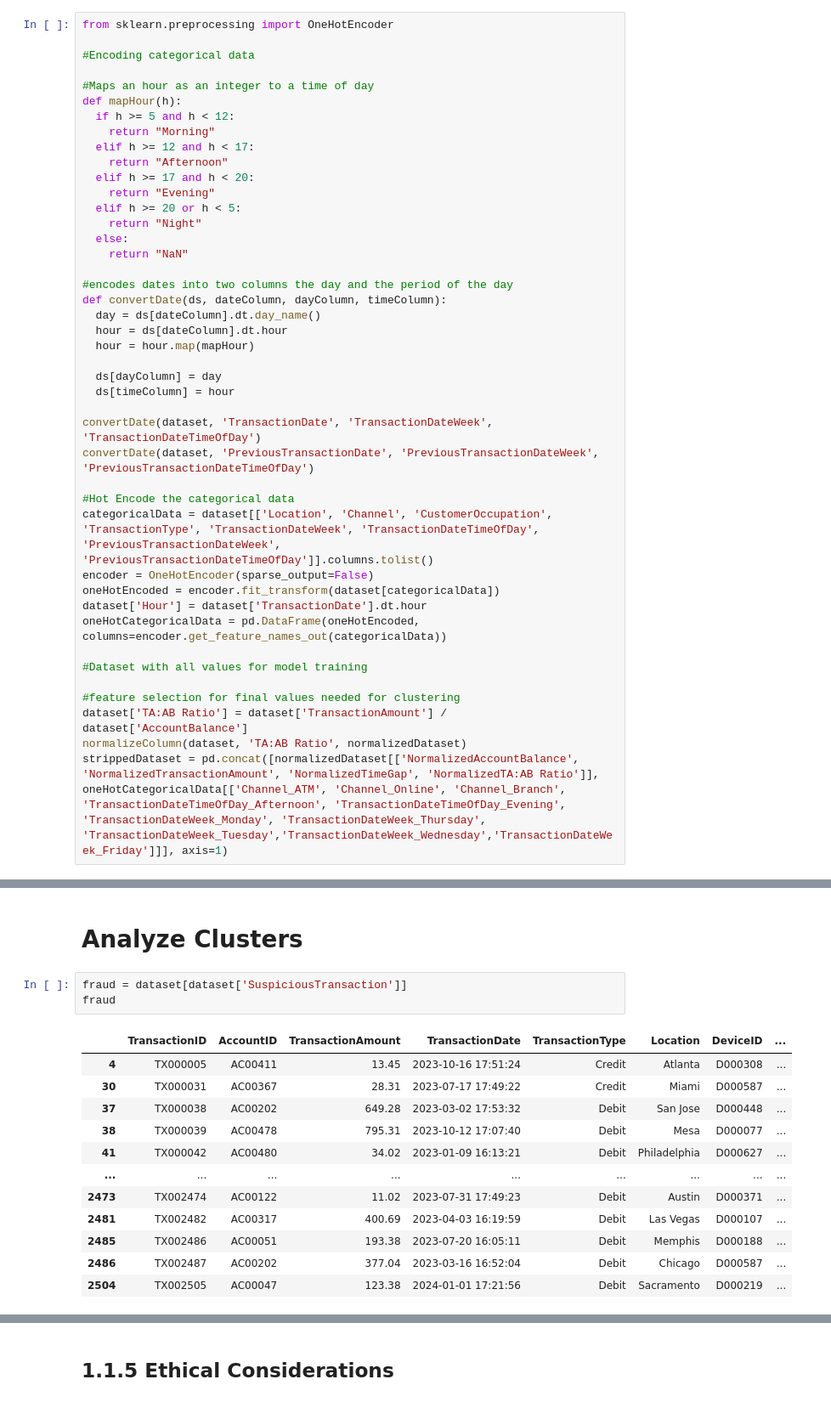
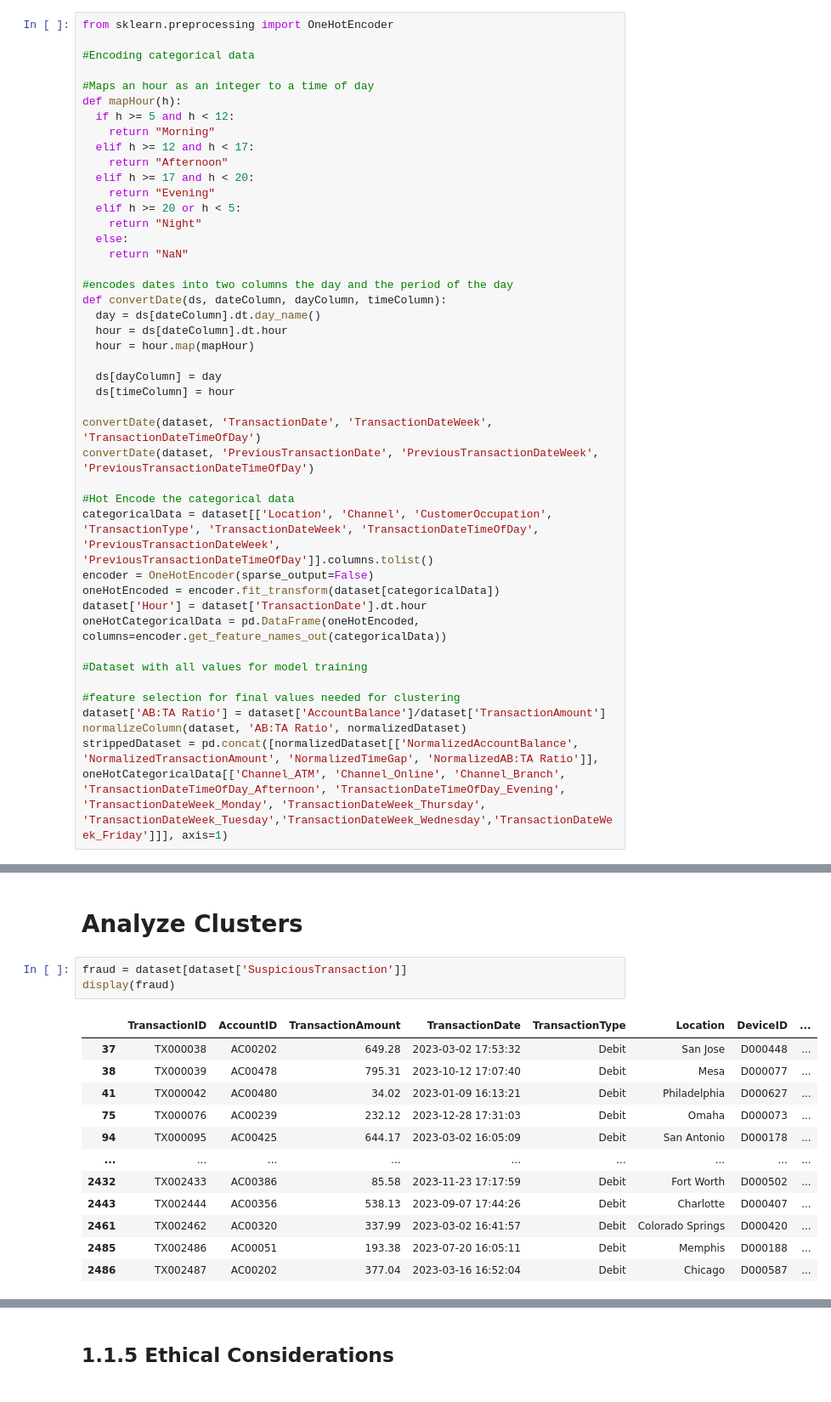
Before and after one commit to Mi1kDev/CST3133_CW, a Jupyter notebook: CST3133_CourseWork_A.ipynb, the cells around one changed output, grey strips where cells are left out. Shown at 85% size. Drawn from its saved outputs; the diff is of its cells as text.

```diff
--- a/CST3133_CourseWork_A.ipynb
+++ b/CST3133_CourseWork_A.ipynb
@@ -194,9 +194,9 @@ oneHotCategoricalData = pd.DataFrame(oneHotEncoded, columns=encoder.get_feature_
 #Dataset with all values for model training
 
 #feature selection for final values needed for clustering
-dataset['TA:AB Ratio'] = dataset['TransactionAmount'] / dataset['AccountBalance']
-normalizeColumn(dataset, 'TA:AB Ratio', normalizedDataset)
-strippedDataset = pd.concat([normalizedDataset[['NormalizedAccountBalance', 'NormalizedTransactionAmount', 'NormalizedTimeGap', 'NormalizedTA:AB Ratio']], oneHotCategoricalData[['Channel_ATM', 'Channel_Online', 'Channel_Branch', 'TransactionDateTimeOfDay_Afternoon', 'TransactionDateTimeOfDay_Evening', 'TransactionDateWeek_Monday', 'TransactionDateWeek_Thursday', 'TransactionDateWeek_Tuesday','TransactionDateWeek_Wednesday','TransactionDateWeek_Friday']]], axis=1)
+dataset['AB:TA Ratio'] = dataset['AccountBalance']/dataset['TransactionAmount']
+normalizeColumn(dataset, 'AB:TA Ratio', normalizedDataset)
+strippedDataset = pd.concat([normalizedDataset[['NormalizedAccountBalance', 'NormalizedTransactionAmount', 'NormalizedTimeGap', 'NormalizedAB:TA Ratio']], oneHotCategoricalData[['Channel_ATM', 'Channel_Online', 'Channel_Branch', 'TransactionDateTimeOfDay_Afternoon', 'TransactionDateTimeOfDay_Evening', 'TransactionDateWeek_Monday', 'TransactionDateWeek_Thursday', 'TransactionDateWeek_Tuesday','TransactionDateWeek_Wednesday','TransactionDateWeek_Friday']]], axis=1)
 # %% [markdown]
 ## 1.1.3 Exploratory Data Analysis
 # %% [markdown]
@@ -596,17 +593,17 @@ displayOutliers(90, scaledDown)
 # Analyze Clusters
 # %%
 fraud = dataset[dataset['SuspiciousTransaction']]
-fraud
+display(fraud)
 # %% [output]
 |  | TransactionID | AccountID | TransactionAmount | TransactionDate | TransactionType | Location | DeviceID | ... |
-| 4 | TX000005 | AC00411 | 13.45 | 2023-10-16 17:51:24 | Credit | Atlanta | D000308 | ... |
-| 30 | TX000031 | AC00367 | 28.31 | 2023-07-17 17:49:22 | Credit | Miami | D000587 | ... |
 | 37 | TX000038 | AC00202 | 649.28 | 2023-03-02 17:53:32 | Debit | San Jose | D000448 | ... |
 | 38 | TX000039 | AC00478 | 795.31 | 2023-10-12 17:07:40 | Debit | Mesa | D000077 | ... |
 | 41 | TX000042 | AC00480 | 34.02 | 2023-01-09 16:13:21 | Debit | Philadelphia | D000627 | ... |
+| 75 | TX000076 | AC00239 | 232.12 | 2023-12-28 17:31:03 | Debit | Omaha | D000073 | ... |
+| 94 | TX000095 | AC00425 | 644.17 | 2023-03-02 16:05:09 | Debit | San Antonio | D000178 | ... |
 | ... | ... | ... | ... | ... | ... | ... | ... | ... |
-| 2473 | TX002474 | AC00122 | 11.02 | 2023-07-31 17:49:23 | Debit | Austin | D000371 | ... |
-| 2481 | TX002482 | AC00317 | 400.69 | 2023-04-03 16:19:59 | Debit | Las Vegas | D000107 | ... |
+| 2432 | TX002433 | AC00386 | 85.58 | 2023-11-23 17:17:59 | Debit | Fort Worth | D000502 | ... |
+| 2443 | TX002444 | AC00356 | 538.13 | 2023-09-07 17:44:26 | Debit | Charlotte | D000407 | ... |
+| 2461 | TX002462 | AC00320 | 337.99 | 2023-03-02 16:41:57 | Debit | Colorado Springs | D000420 | ... |
 | 2485 | TX002486 | AC00051 | 193.38 | 2023-07-20 16:05:11 | Debit | Memphis | D000188 | ... |
 | 2486 | TX002487 | AC00202 | 377.04 | 2023-03-16 16:52:04 | Debit | Chicago | D000587 | ... |
-| 2504 | TX002505 | AC00047 | 123.38 | 2024-01-01 17:21:56 | Debit | Sacramento | D000219 | ... |
```
Also changed, not shown: parts of 4 cells of this notebook.
